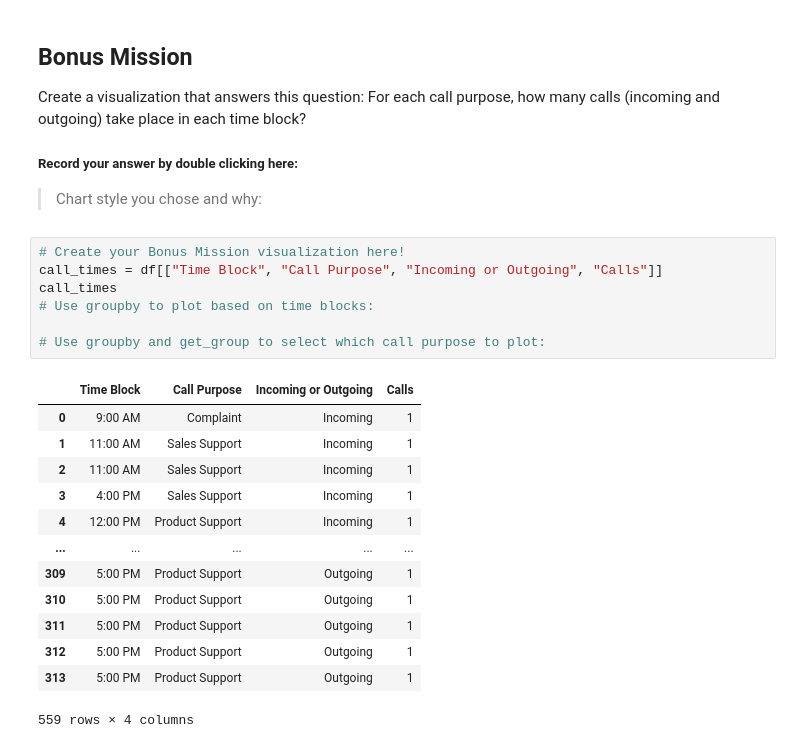
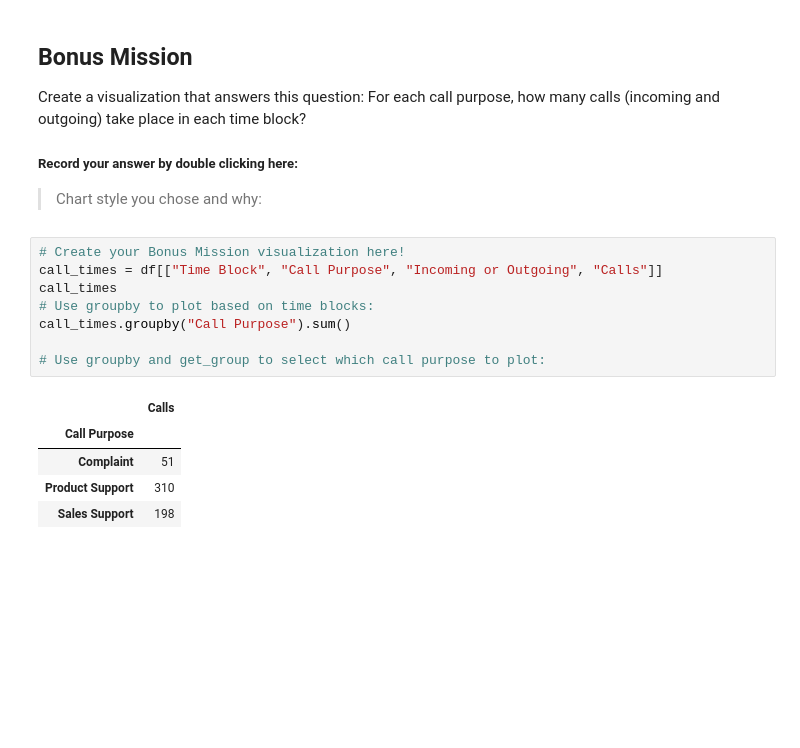
Before and after one commit to KavVij/Kavi_call-center-cleanup-assignment, a Jupyter notebook: Kavi_Call_Center_Cleanup.ipynb, the cells around one changed output. Cells and saved outputs as stored; diff of their text form; blank space fills up the shorter version.

```diff
--- a/Kavi_Call_Center_Cleanup.ipynb
+++ b/Kavi_Call_Center_Cleanup.ipynb
@@ -736,21 +736,14 @@ Create a visualization that answers this question: For each call purpose, how ma
 # %%
 # Create your Bonus Mission visualization here!
 call_times = df[["Time Block", "Call Purpose", "Incoming or Outgoing", "Calls"]]
 call_times
 # Use groupby to plot based on time blocks:
+call_times.groupby("Call Purpose").sum()
 
 # Use groupby and get_group to select which call purpose to plot:
 # %% [output]
-|  | Time Block | Call Purpose | Incoming or Outgoing | Calls |
-| 0 | 9:00 AM | Complaint | Incoming | 1 |
-| 1 | 11:00 AM | Sales Support | Incoming | 1 |
-| 2 | 11:00 AM | Sales Support | Incoming | 1 |
-| 3 | 4:00 PM | Sales Support | Incoming | 1 |
-| 4 | 12:00 PM | Product Support | Incoming | 1 |
-| ... | ... | ... | ... | ... |
-| 309 | 5:00 PM | Product Support | Outgoing | 1 |
-| 310 | 5:00 PM | Product Support | Outgoing | 1 |
-| 311 | 5:00 PM | Product Support | Outgoing | 1 |
-| 312 | 5:00 PM | Product Support | Outgoing | 1 |
-| 313 | 5:00 PM | Product Support | Outgoing | 1 |
+|  | Calls |
+| Call Purpose |  |
+| Complaint | 51 |
+| Product Support | 310 |
+| Sales Support | 198 |
-559 rows × 4 columns
```
Also changed, not shown: parts of 9 cells of this notebook.
